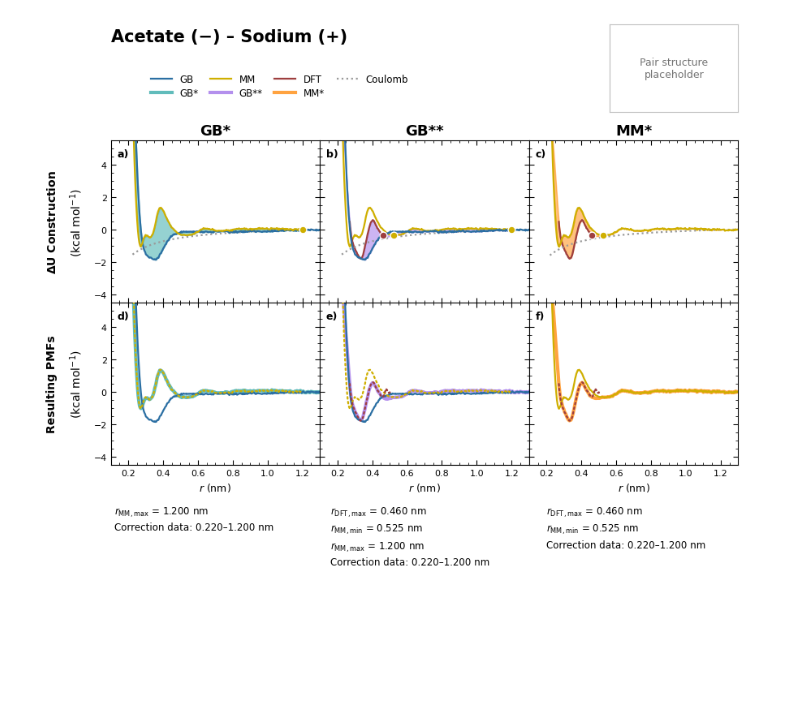
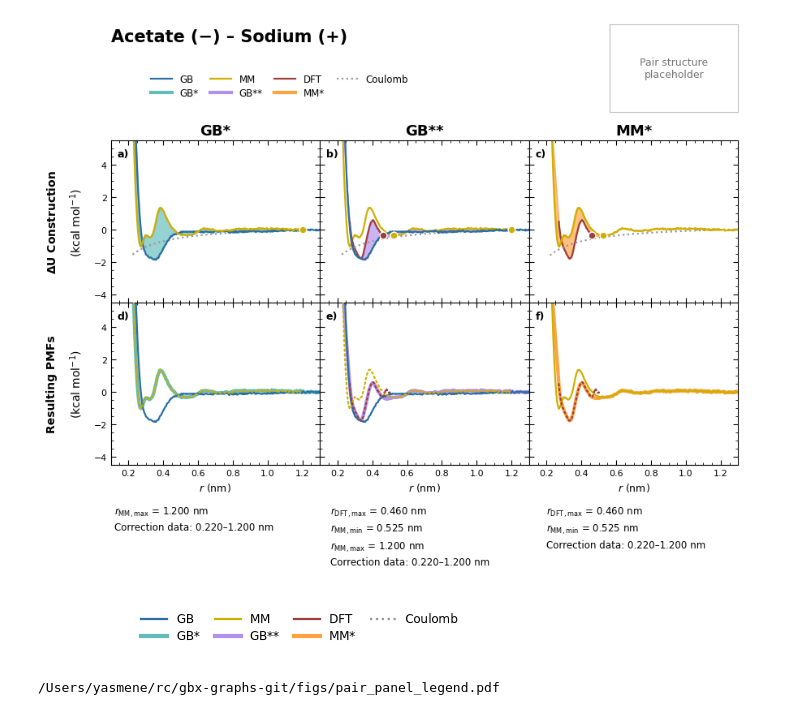
Before and after one commit to ywelhady/gbx-graphs-git, a Jupyter notebook: graph.ipynb, the cells around one changed output. Drawn from its saved outputs; the diff is of its cells as text; code cells hidden in the pictures; blank space fills up the shorter version.

Commit message:
3x pmf panels

```diff
--- a/graph.ipynb
+++ b/graph.ipynb
@@ -129,3 +129,52 @@ for ax, panel_label in zip(
     )
 # %% [output]
 [figure]
+# %%
+from matplotlib.lines import Line2D
+import matplotlib.pyplot as plt
+import os
+import graph
+
+legendItems = [
+    Line2D([0], [0], color=graph.colorDic['gb'],
+           lw=graph.lineThickness, label='GB'),
+    Line2D([0], [0], color=graph.colorDic['gbx'],
+           lw=3.0, alpha=0.75, label='GB*'),
+    Line2D([0], [0], color=graph.colorDic['mm'],
+           lw=graph.lineThickness, label='MM'),
+    Line2D([0], [0], color=graph.colorDic['gbxx'],
+           lw=3.0, alpha=0.75, label='GB**'),
+    Line2D([0], [0], color=graph.colorDic['dft'],
+           lw=graph.lineThickness, label='DFT'),
+    Line2D([0], [0], color=graph.colorDic['mmx'],
+           lw=3.0, alpha=0.75, label='MM*'),
+    Line2D([0], [0], color=graph.colorDic['coulomb'],
+           lw=graph.lineThickness, linestyle=':', label='Coulomb'),
+]
+
+fig, ax = plt.subplots(figsize=(6.5, 0.65))
+ax.axis('off')
+
+ax.legend(
+    handles=legendItems,
+    loc='center',
+    ncol=4,
+    frameon=False,
+    fontsize=8.5,
+    handlelength=2.2,
+    columnspacing=1.25,
+    labelspacing=0.35,
+    borderaxespad=0,
+)
+
+pdfPath = '/Users/yasmene/rc/gbx-graphs-git/figs/pair_panel_legend.pdf'
+
+fig.savefig(pdfPath, bbox_inches='tight', pad_inches=0.03, transparent=True)
+
+display(fig)
+plt.close(fig)
+
+print(pdfPath)
+# %% [output]
+[figure, added]
+/Users/yasmene/rc/gbx-graphs-git/figs/pair_panel_legend.pdf
```
Also changed, not shown: 15 other files.
